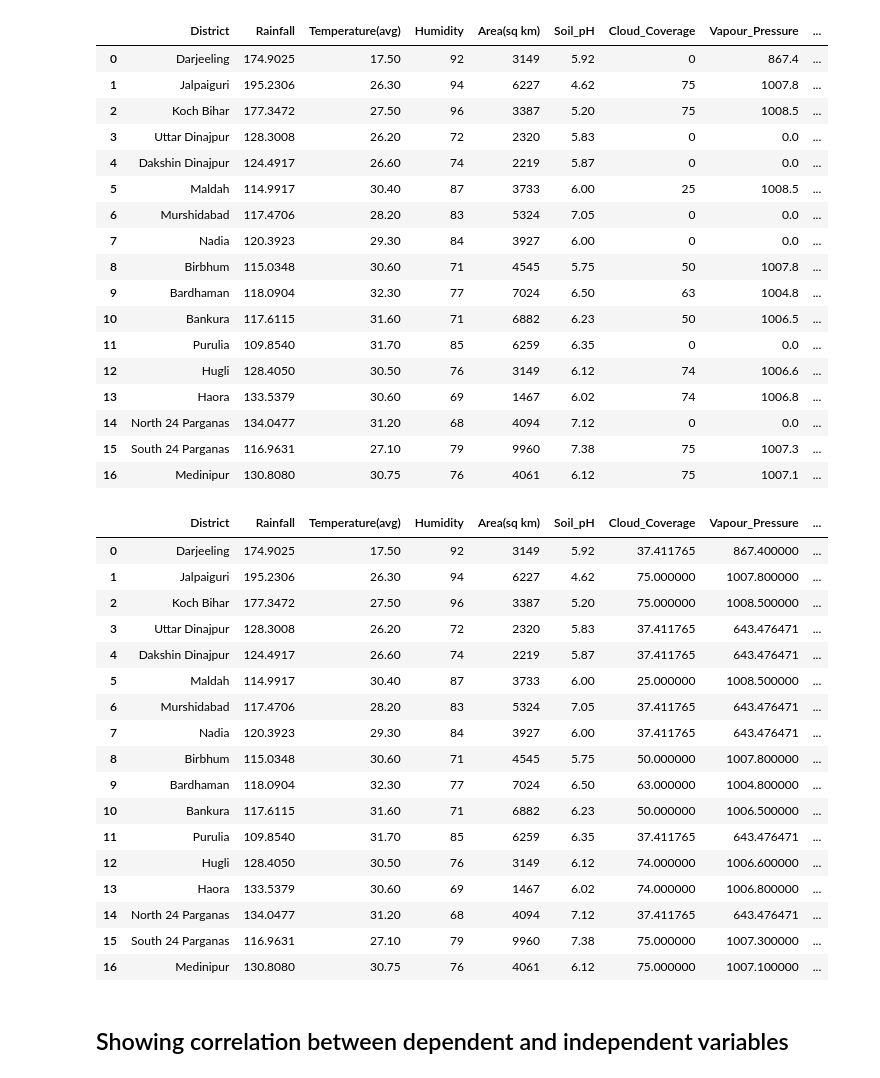
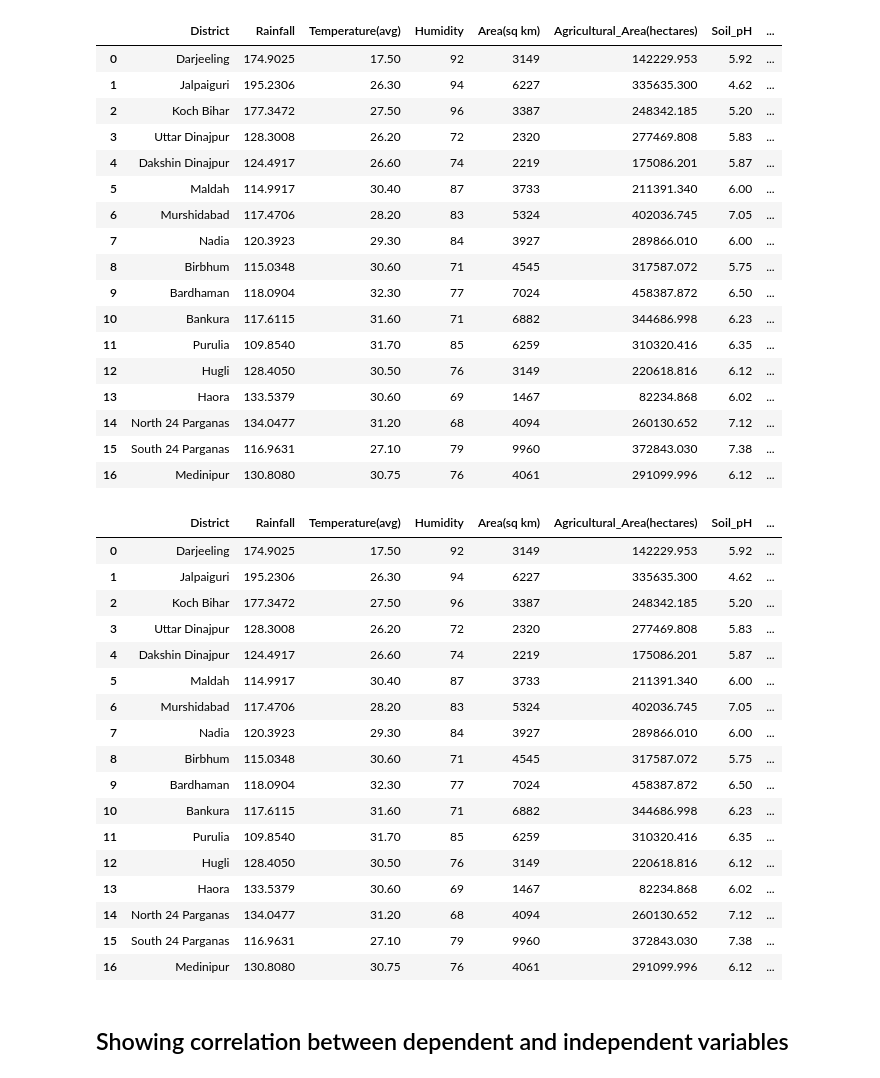
Before and after one commit to arghac14/Yield-prediction-2, a Jupyter notebook: Prediction.ipynb, the cells around one changed output. Cells and saved outputs as stored; diff of their text form; code cells hidden in the pictures.

```diff
--- a/Prediction.ipynb
+++ b/Prediction.ipynb
@@ -6,63 +6,63 @@ import pandas as pd
 # %%
 data={
     'District':['Darjeeling','Jalpaiguri','Koch Bihar','Uttar Dinajpur','Dakshin Dinajpur','Maldah','Murshidabad','Nadia','Birbhum','Bardhaman','Bankura','Purulia','Hugli','Haora','North 24 Parganas','South 24 Parganas','Medinipur'],
     'Rainfall':[174.9025,195.2306,177.3472,128.3008,124.4917,114.9917,117.4706,120.3923,115.0348,118.0904,117.6115,109.8540,128.4050,133.5379,134.0477,116.9631,130.8080],
     'Temperature(avg)':[17.5,26.3,27.5,26.2,26.6,30.4,28.2,29.3,30.6,32.3,31.6,31.7,30.5,30.6,31.2,27.1,30.75],
     'Humidity':[92,94,96,72,74,87,83,84,71,77,71,85,76,69,68,79,76],
     'Area(sq km)':[3149,6227,3387,2320,2219,3733,5324,3927,4545,7024,6882,6259,3149,1467,4094,9960,4061],
+    'Agricultural_Area(hectares)':[142229.953,335635.3,248342.185,277469.808,175086.201,211391.34,402036.745,289866.01,317587.072,458387.872,344686.998,310320.416,220618.816,82234.868,260130.652,372843.03,291099.996],
     'Soil_pH':[5.92,4.62,5.2,5.83,5.87,6.0,7.05,6.0,5.75,6.5,6.23,6.35,6.12,6.02,7.12,7.38,6.12],
     'Cloud_Coverage':[0,75,75,0,0,25,0,0,50,63,50,0,74,74,0,75,75],
     'Vapour_Pressure':[867.4,1007.8,1008.5,0,0,1008.5,0,0,1007.8,1004.8,1006.5,0,1006.6,1006.8,0,1007.3,1007.1],
-    'Yield_Rate(Kg/Hect)':[2098.58,2459.69,2376.35,2592.39,2829.67,3233.12,3081.66,2876.25,3262.04,3242.24,2701.24,2141.85,3053.53,2485.50,2873.51,2440.98,2717.67],#aman paddy
+    #'Yield_Rate(Kg/Hect)':[2098.58,2459.69,2376.35,2592.39,2829.67,3233.12,3081.66,2876.25,3262.04,3242.24,2701.24,2141.85,3053.53,2485.50,2873.51,2440.98,2717.67],#aman paddy
     'Production':[56.945,433.939,515.777,420.273,442.884,557.341,516.541,573.137,529.374,861.138,794.716,697.889,580.845,576.630,601.623,594.541,546.260]
 }
-
 df=pd.DataFrame(data)
 df
 # %% [output]
-|  | District | Rainfall | Temperature(avg) | Humidity | Area(sq km) | Soil_pH | Cloud_Coverage | Vapour_Pressure | ... |
-| 0 | Darjeeling | 174.9025 | 17.50 | 92 | 3149 | 5.92 | 0 | 867.4 | ... |
-| 1 | Jalpaiguri | 195.2306 | 26.30 | 94 | 6227 | 4.62 | 75 | 1007.8 | ... |
-| 2 | Koch Bihar | 177.3472 | 27.50 | 96 | 3387 | 5.20 | 75 | 1008.5 | ... |
-| 3 | Uttar Dinajpur | 128.3008 | 26.20 | 72 | 2320 | 5.83 | 0 | 0.0 | ... |
-| 4 | Dakshin Dinajpur | 124.4917 | 26.60 | 74 | 2219 | 5.87 | 0 | 0.0 | ... |
-| 5 | Maldah | 114.9917 | 30.40 | 87 | 3733 | 6.00 | 25 | 1008.5 | ... |
-| 6 | Murshidabad | 117.4706 | 28.20 | 83 | 5324 | 7.05 | 0 | 0.0 | ... |
-| 7 | Nadia | 120.3923 | 29.30 | 84 | 3927 | 6.00 | 0 | 0.0 | ... |
-| 8 | Birbhum | 115.0348 | 30.60 | 71 | 4545 | 5.75 | 50 | 1007.8 | ... |
-| 9 | Bardhaman | 118.0904 | 32.30 | 77 | 7024 | 6.50 | 63 | 1004.8 | ... |
-| 10 | Bankura | 117.6115 | 31.60 | 71 | 6882 | 6.23 | 50 | 1006.5 | ... |
-| 11 | Purulia | 109.8540 | 31.70 | 85 | 6259 | 6.35 | 0 | 0.0 | ... |
-| 12 | Hugli | 128.4050 | 30.50 | 76 | 3149 | 6.12 | 74 | 1006.6 | ... |
-| 13 | Haora | 133.5379 | 30.60 | 69 | 1467 | 6.02 | 74 | 1006.8 | ... |
-| 14 | North 24 Parganas | 134.0477 | 31.20 | 68 | 4094 | 7.12 | 0 | 0.0 | ... |
-| 15 | South 24 Parganas | 116.9631 | 27.10 | 79 | 9960 | 7.38 | 75 | 1007.3 | ... |
-| 16 | Medinipur | 130.8080 | 30.75 | 76 | 4061 | 6.12 | 75 | 1007.1 | ... |
+|  | District | Rainfall | Temperature(avg) | Humidity | Area(sq km) | Agricultural_Area(hectares) | Soil_pH | ... |
+| 0 | Darjeeling | 174.9025 | 17.50 | 92 | 3149 | 142229.953 | 5.92 | ... |
+| 1 | Jalpaiguri | 195.2306 | 26.30 | 94 | 6227 | 335635.300 | 4.62 | ... |
+| 2 | Koch Bihar | 177.3472 | 27.50 | 96 | 3387 | 248342.185 | 5.20 | ... |
+| 3 | Uttar Dinajpur | 128.3008 | 26.20 | 72 | 2320 | 277469.808 | 5.83 | ... |
+| 4 | Dakshin Dinajpur | 124.4917 | 26.60 | 74 | 2219 | 175086.201 | 5.87 | ... |
+| 5 | Maldah | 114.9917 | 30.40 | 87 | 3733 | 211391.340 | 6.00 | ... |
+| 6 | Murshidabad | 117.4706 | 28.20 | 83 | 5324 | 402036.745 | 7.05 | ... |
+| 7 | Nadia | 120.3923 | 29.30 | 84 | 3927 | 289866.010 | 6.00 | ... |
+| 8 | Birbhum | 115.0348 | 30.60 | 71 | 4545 | 317587.072 | 5.75 | ... |
+| 9 | Bardhaman | 118.0904 | 32.30 | 77 | 7024 | 458387.872 | 6.50 | ... |
+| 10 | Bankura | 117.6115 | 31.60 | 71 | 6882 | 344686.998 | 6.23 | ... |
+| 11 | Purulia | 109.8540 | 31.70 | 85 | 6259 | 310320.416 | 6.35 | ... |
+| 12 | Hugli | 128.4050 | 30.50 | 76 | 3149 | 220618.816 | 6.12 | ... |
+| 13 | Haora | 133.5379 | 30.60 | 69 | 1467 | 82234.868 | 6.02 | ... |
+| 14 | North 24 Parganas | 134.0477 | 31.20 | 68 | 4094 | 260130.652 | 7.12 | ... |
+| 15 | South 24 Parganas | 116.9631 | 27.10 | 79 | 9960 | 372843.030 | 7.38 | ... |
+| 16 | Medinipur | 130.8080 | 30.75 | 76 | 4061 | 291099.996 | 6.12 | ... |
 # %%
 # Data Cleaning
 
-df.loc[df.Vapour_Pressure==0,'Vapour_Pressure']=df.Vapour_Pressure.mean()
-df.loc[df.Cloud_Coverage==0,'Cloud_Coverage']=df.Cloud_Coverage.mean()
+df.loc[df.Vapour_Pressure==0,'Vapour_Pressure']=df.Vapour_Pressure.median()
+df.loc[df.Cloud_Coverage==0,'Cloud_Coverage']=df.Cloud_Coverage.median()
 df
 # %% [output]
-|  | District | Rainfall | Temperature(avg) | Humidity | Area(sq km) | Soil_pH | Cloud_Coverage | Vapour_Pressure | ... |
-| 0 | Darjeeling | 174.9025 | 17.50 | 92 | 3149 | 5.92 | 37.411765 | 867.400000 | ... |
-| 1 | Jalpaiguri | 195.2306 | 26.30 | 94 | 6227 | 4.62 | 75.000000 | 1007.800000 | ... |
-| 2 | Koch Bihar | 177.3472 | 27.50 | 96 | 3387 | 5.20 | 75.000000 | 1008.500000 | ... |
-| 3 | Uttar Dinajpur | 128.3008 | 26.20 | 72 | 2320 | 5.83 | 37.411765 | 643.476471 | ... |
-| 4 | Dakshin Dinajpur | 124.4917 | 26.60 | 74 | 2219 | 5.87 | 37.411765 | 643.476471 | ... |
-| 5 | Maldah | 114.9917 | 30.40 | 87 | 3733 | 6.00 | 25.000000 | 1008.500000 | ... |
-| 6 | Murshidabad | 117.4706 | 28.20 | 83 | 5324 | 7.05 | 37.411765 | 643.476471 | ... |
-| 7 | Nadia | 120.3923 | 29.30 | 84 | 3927 | 6.00 | 37.411765 | 643.476471 | ... |
-| 8 | Birbhum | 115.0348 | 30.60 | 71 | 4545 | 5.75 | 50.000000 | 1007.800000 | ... |
-| 9 | Bardhaman | 118.0904 | 32.30 | 77 | 7024 | 6.50 | 63.000000 | 1004.800000 | ... |
-| 10 | Bankura | 117.6115 | 31.60 | 71 | 6882 | 6.23 | 50.000000 | 1006.500000 | ... |
-| 11 | Purulia | 109.8540 | 31.70 | 85 | 6259 | 6.35 | 37.411765 | 643.476471 | ... |
-| 12 | Hugli | 128.4050 | 30.50 | 76 | 3149 | 6.12 | 74.000000 | 1006.600000 | ... |
-| 13 | Haora | 133.5379 | 30.60 | 69 | 1467 | 6.02 | 74.000000 | 1006.800000 | ... |
-| 14 | North 24 Parganas | 134.0477 | 31.20 | 68 | 4094 | 7.12 | 37.411765 | 643.476471 | ... |
-| 15 | South 24 Parganas | 116.9631 | 27.10 | 79 | 9960 | 7.38 | 75.000000 | 1007.300000 | ... |
-| 16 | Medinipur | 130.8080 | 30.75 | 76 | 4061 | 6.12 | 75.000000 | 1007.100000 | ... |
+|  | District | Rainfall | Temperature(avg) | Humidity | Area(sq km) | Agricultural_Area(hectares) | Soil_pH | ... |
+| 0 | Darjeeling | 174.9025 | 17.50 | 92 | 3149 | 142229.953 | 5.92 | ... |
+| 1 | Jalpaiguri | 195.2306 | 26.30 | 94 | 6227 | 335635.300 | 4.62 | ... |
+| 2 | Koch Bihar | 177.3472 | 27.50 | 96 | 3387 | 248342.185 | 5.20 | ... |
+| 3 | Uttar Dinajpur | 128.3008 | 26.20 | 72 | 2320 | 277469.808 | 5.83 | ... |
+| 4 | Dakshin Dinajpur | 124.4917 | 26.60 | 74 | 2219 | 175086.201 | 5.87 | ... |
+| 5 | Maldah | 114.9917 | 30.40 | 87 | 3733 | 211391.340 | 6.00 | ... |
+| 6 | Murshidabad | 117.4706 | 28.20 | 83 | 5324 | 402036.745 | 7.05 | ... |
+| 7 | Nadia | 120.3923 | 29.30 | 84 | 3927 | 289866.010 | 6.00 | ... |
+| 8 | Birbhum | 115.0348 | 30.60 | 71 | 4545 | 317587.072 | 5.75 | ... |
+| 9 | Bardhaman | 118.0904 | 32.30 | 77 | 7024 | 458387.872 | 6.50 | ... |
+| 10 | Bankura | 117.6115 | 31.60 | 71 | 6882 | 344686.998 | 6.23 | ... |
+| 11 | Purulia | 109.8540 | 31.70 | 85 | 6259 | 310320.416 | 6.35 | ... |
+| 12 | Hugli | 128.4050 | 30.50 | 76 | 3149 | 220618.816 | 6.12 | ... |
+| 13 | Haora | 133.5379 | 30.60 | 69 | 1467 | 82234.868 | 6.02 | ... |
+| 14 | North 24 Parganas | 134.0477 | 31.20 | 68 | 4094 | 260130.652 | 7.12 | ... |
+| 15 | South 24 Parganas | 116.9631 | 27.10 | 79 | 9960 | 372843.030 | 7.38 | ... |
+| 16 | Medinipur | 130.8080 | 30.75 | 76 | 4061 | 291099.996 | 6.12 | ... |
 # %% [markdown]
 ## Showing correlation between dependent and independent variables
 # %%
```
Also changed, not shown: parts of 15 cells of this notebook.
